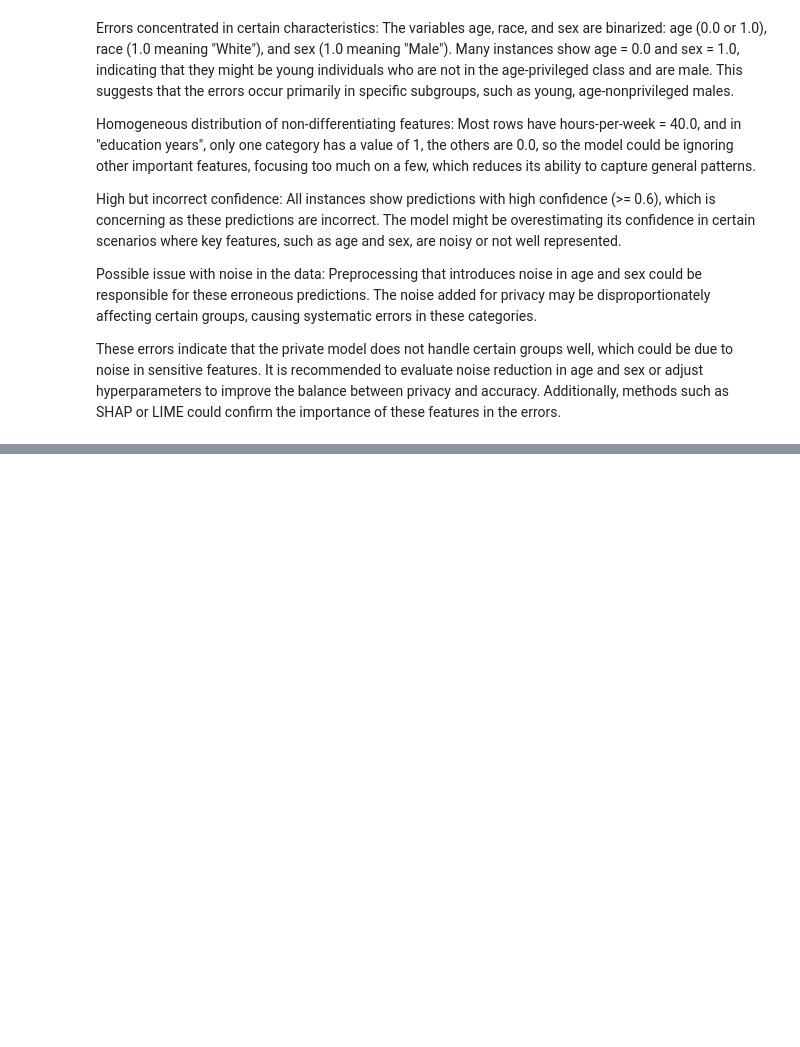
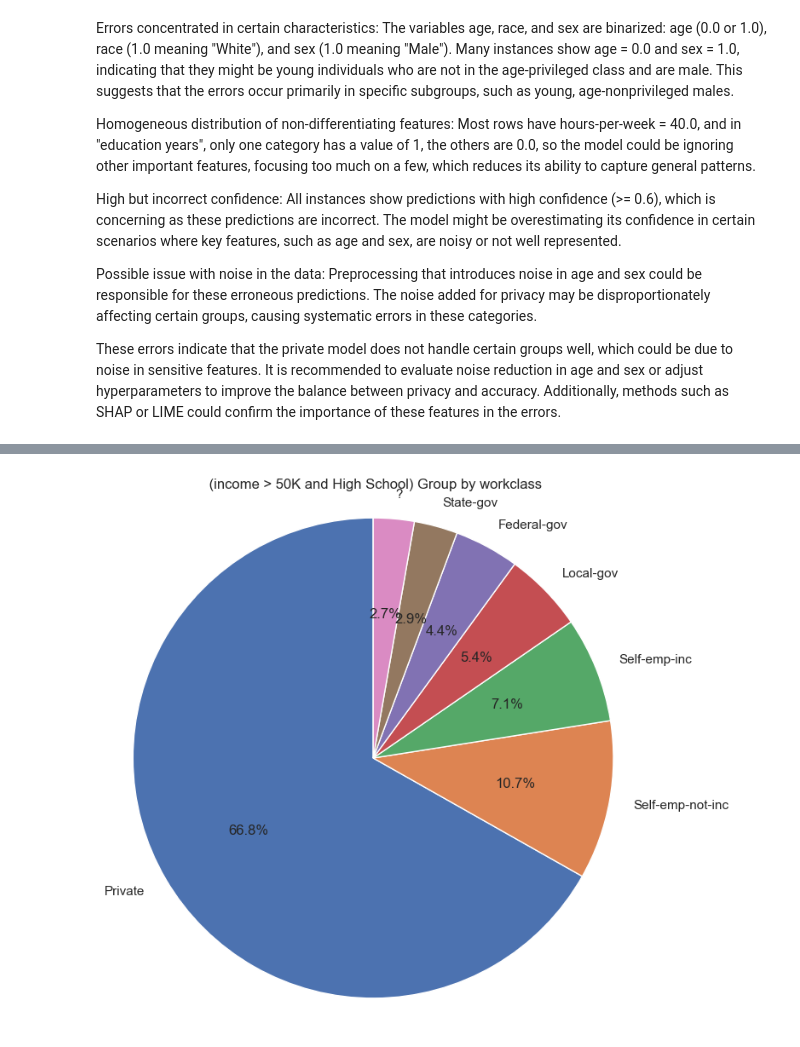
Before and after one commit to Carda01/responsibleDS_adult, a Jupyter notebook: classifier.ipynb, the cells around one changed output, grey strips where cells are left out. Saved outputs shown, nothing was run; the diff lists cells and outputs as text; code cells hidden in the pictures; blank space fills up the shorter version.

```diff
--- a/classifier.ipynb
+++ b/classifier.ipynb
@@ -716,0 +810,27 @@ These errors indicate that the private model does not handle certain groups well
+# %%
+original_df['income-per-year'] = original_df['income-per-year'].str.strip()
+original_df['education'] = original_df['education'].str.strip()
+filtered_df = original_df.query('`income-per-year`== ">50K" and `education` == "HS-grad"')[['workclass', 'education', 'age', 'income-per-year']]
+filtered_df
+workclass_HS_distribution = filtered_df['workclass'].value_counts(normalize=True) * 100
+
+plt.figure(figsize=(8, 8))
+plt.pie(workclass_HS_distribution, labels=workclass_HS_distribution.index, autopct='%1.1f%%', startangle=90)
+plt.title(' (income > 50K and High School) Group by workclass')
+plt.axis('equal')
+plt.show()
+# %%
+original_df['income-per-year'] = original_df['income-per-year'].str.strip()
+original_df['education'] = original_df['education'].str.strip()
+original_df['workclass'] = original_df['workclass'].str.strip()
+filtered_df = original_df.query('`income-per-year`== ">50K" and `education` == "HS-grad"')[['workclass', 'education', 'age', 'income-per-year']]
+filtered_df
+workclass_HS_distribution = filtered_df['workclass'].value_counts(normalize=True) * 100
+
+plt.figure(figsize=(8, 8))
+plt.pie(workclass_HS_distribution, labels=workclass_HS_distribution.index, autopct='%1.1f%%', startangle=90)
+plt.title(' (income > 50K and High School) Group by workclass')
+plt.axis('equal')
+plt.show()
+# %% [output]
+[figure, added]
```
Also changed, not shown: parts of 21 cells of this notebook.
